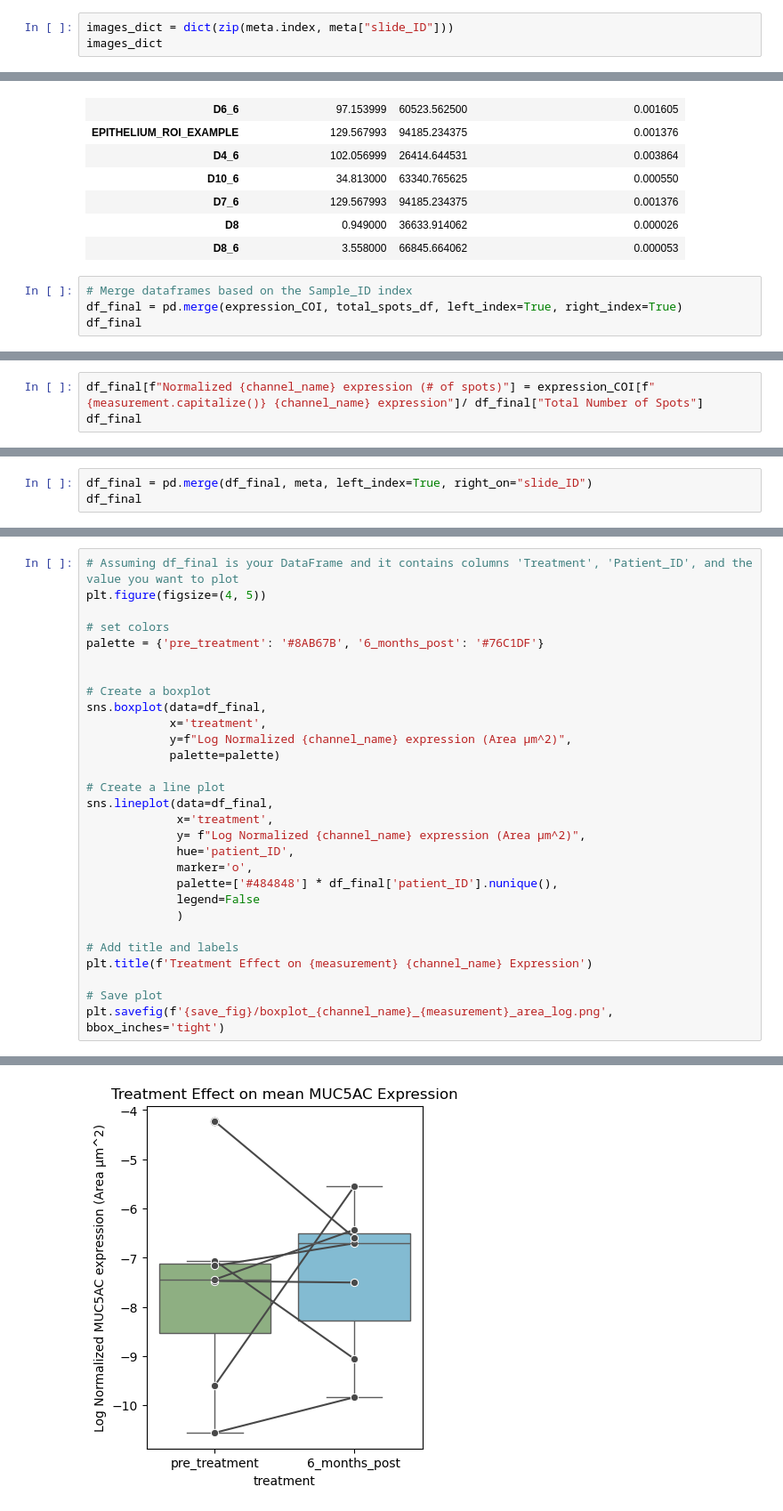
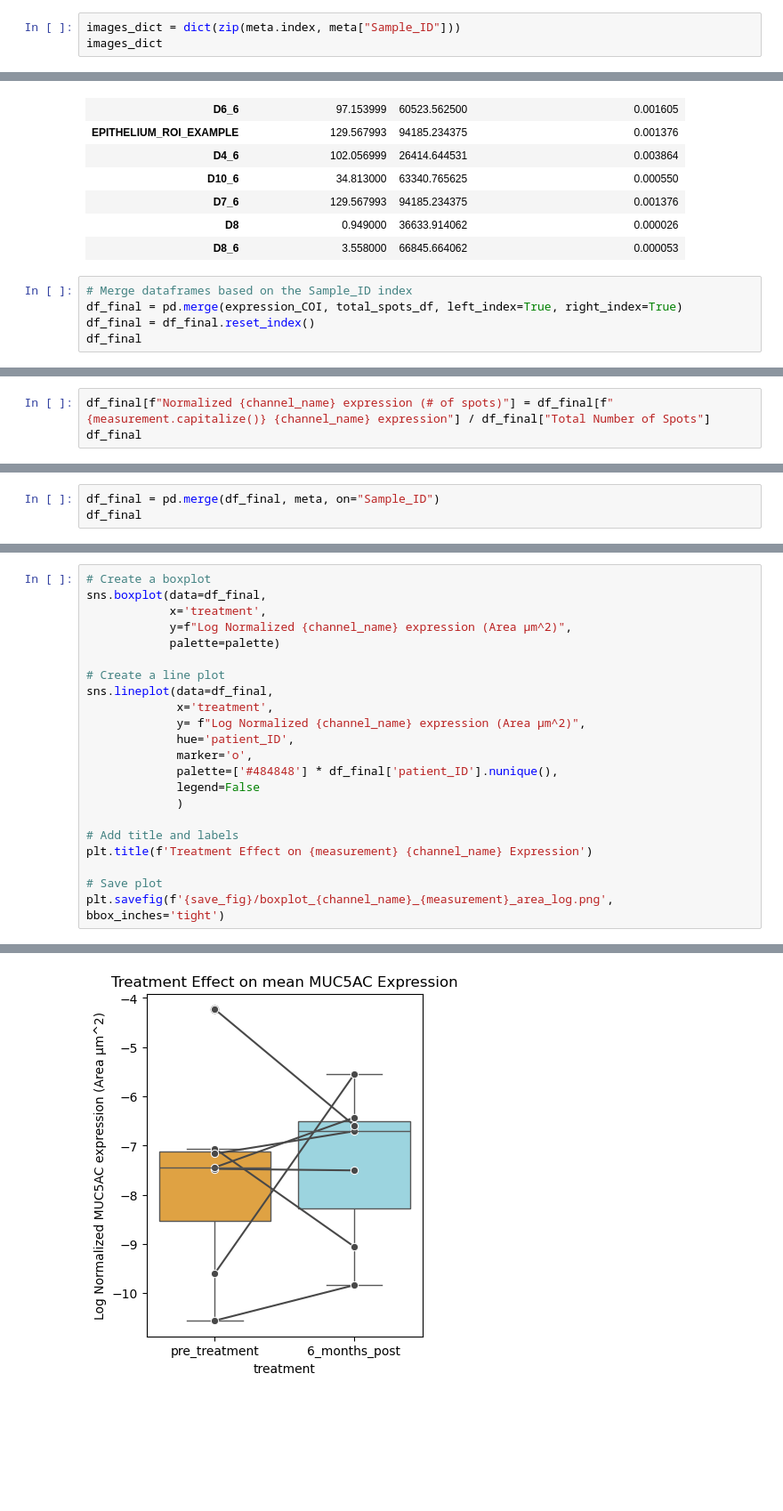
Before and after one commit to spatts14/COPD_CO_IMC, a Jupyter notebook: scripts/imaris/epithelial_expression.ipynb, the cells around one changed output, grey strips where cells are left out. Shown at 89% size. Drawn from its saved outputs; the diff is of its cells as text; blank space fills up the shorter version.

```diff
--- a/scripts/imaris/epithelial_expression.ipynb
+++ b/scripts/imaris/epithelial_expression.ipynb
@@ -90,5 +110,5 @@ meta = pd.read_excel("/Users/sarapatti/Desktop/PhD_projects/Llyod_lab/COPD_CO_IM
 # %%
-images_dict = dict(zip(meta.index, meta["slide_ID"]))
+images_dict = dict(zip(meta.index, meta["Sample_ID"]))
 images_dict
 # %% [output]
 {'D1_D2_D3_D4_004': 'D1',
@@ -278,5 +298,6 @@ expression_COI
 # %%
 # Merge dataframes based on the Sample_ID index
 df_final = pd.merge(expression_COI, total_spots_df, left_index=True, right_index=True)
+df_final = df_final.reset_index()
 df_final
 # %% [output]
@@ -300,4 +320,4 @@ df_final
 # %%
-df_final[f"Normalized {channel_name} expression (# of spots)"] = expression_COI[f" {measurement.capitalize()} {channel_name} expression"]/ df_final["Total Number of Spots"]
+df_final[f"Normalized {channel_name} expression (# of spots)"] = df_final[f" {measurement.capitalize()} {channel_name} expression"] / df_final["Total Number of Spots"]
 df_final
 # %% [output]
@@ -344,4 +344,4 @@ df_final
 # %%
-df_final = pd.merge(df_final, meta, left_index=True, right_on="slide_ID")
+df_final = pd.merge(df_final, meta, on="Sample_ID")
 df_final
 # %% [output]
@@ -403,35 +442,28 @@ plt.savefig(f'{save_fig}/lineplot_{channel_name}_{measurement}_area.png', bbox_i
 # %%
-# Assuming df_final is your DataFrame and it contains columns 'Treatment', 'Patient_ID', and the value you want to plot
-plt.figure(figsize=(4, 5))
-
-# set colors
-palette = {'pre_treatment': '#8AB67B', '6_months_post': '#76C1DF'}
-
-
 # Create a boxplot
 sns.boxplot(data=df_final,
             x='treatment',
             y=f"Log Normalized {channel_name} expression (Area µm^2)",
             palette=palette)
 
 # Create a line plot
 sns.lineplot(data=df_final,
              x='treatment',
              y= f"Log Normalized {channel_name} expression (Area µm^2)",
              hue='patient_ID',
              marker='o',
              palette=['#484848'] * df_final['patient_ID'].nunique(),
              legend=False
              )
 
 # Add title and labels
 plt.title(f'Treatment Effect on {measurement} {channel_name} Expression')
 
 # Save plot
 plt.savefig(f'{save_fig}/boxplot_{channel_name}_{measurement}_area_log.png', bbox_inches='tight')
 # %% [output]
 Passing `palette` without assigning `hue` is deprecated and will be removed in v0.14.0. Assign the `x` variable to `hue` and set `legend=False` for the same effect.
 
   sns.boxplot(data=df_final,
-[figure, old version]
+[figure, new version]
 # %%
```
Also changed, not shown: parts of 23 cells of this notebook.
